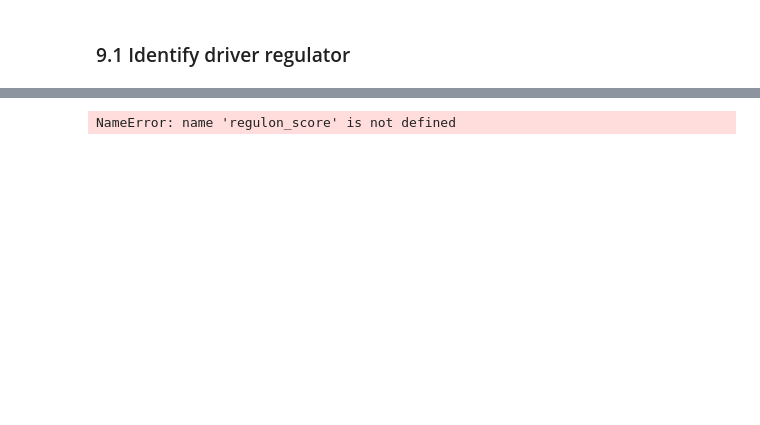
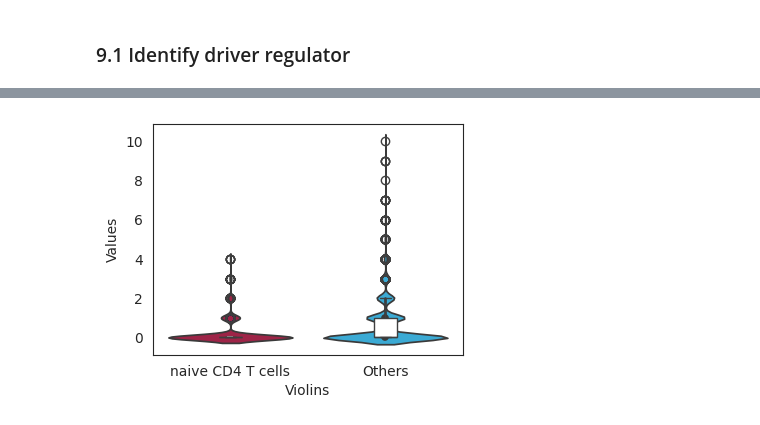
Before and after one commit to emvg/LINGER, a Jupyter notebook: notebooks/PBMCs_tutorial.ipynb, the cells around one changed output, grey strips where cells are left out. Saved outputs shown, nothing was run; the diff lists cells and outputs as text; code cells hidden in the pictures; blank space fills up the shorter version.

```diff
--- a/notebooks/PBMCs_tutorial.ipynb
+++ b/notebooks/PBMCs_tutorial.ipynb
@@ -704,5 +708,5 @@ NameError: name 'regulon_score' is not defined
 # %%
 datatype='expression'
-box_comp(TFName,adata_RNA,celltype1,celltype2,datatype,regulon_score,save,outdir)
+box_comp(TFName, adata_RNA, celltype1, celltype2, datatype, TF_activity, save, outdir)
 # %% [output]
-NameError: name 'regulon_score' is not defined
+[figure, added]
```
Also changed, not shown: parts of 13 cells of this notebook.
